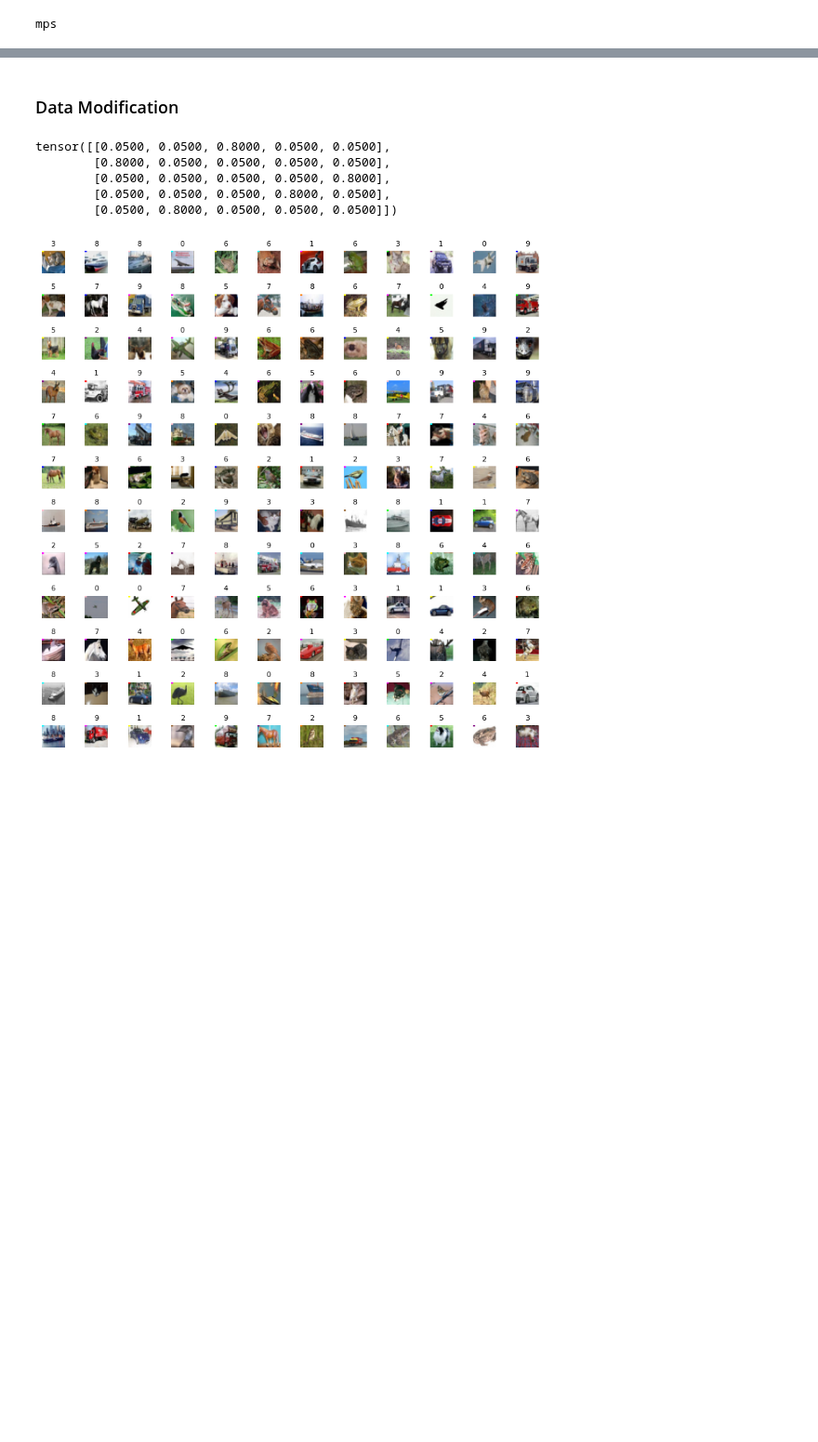
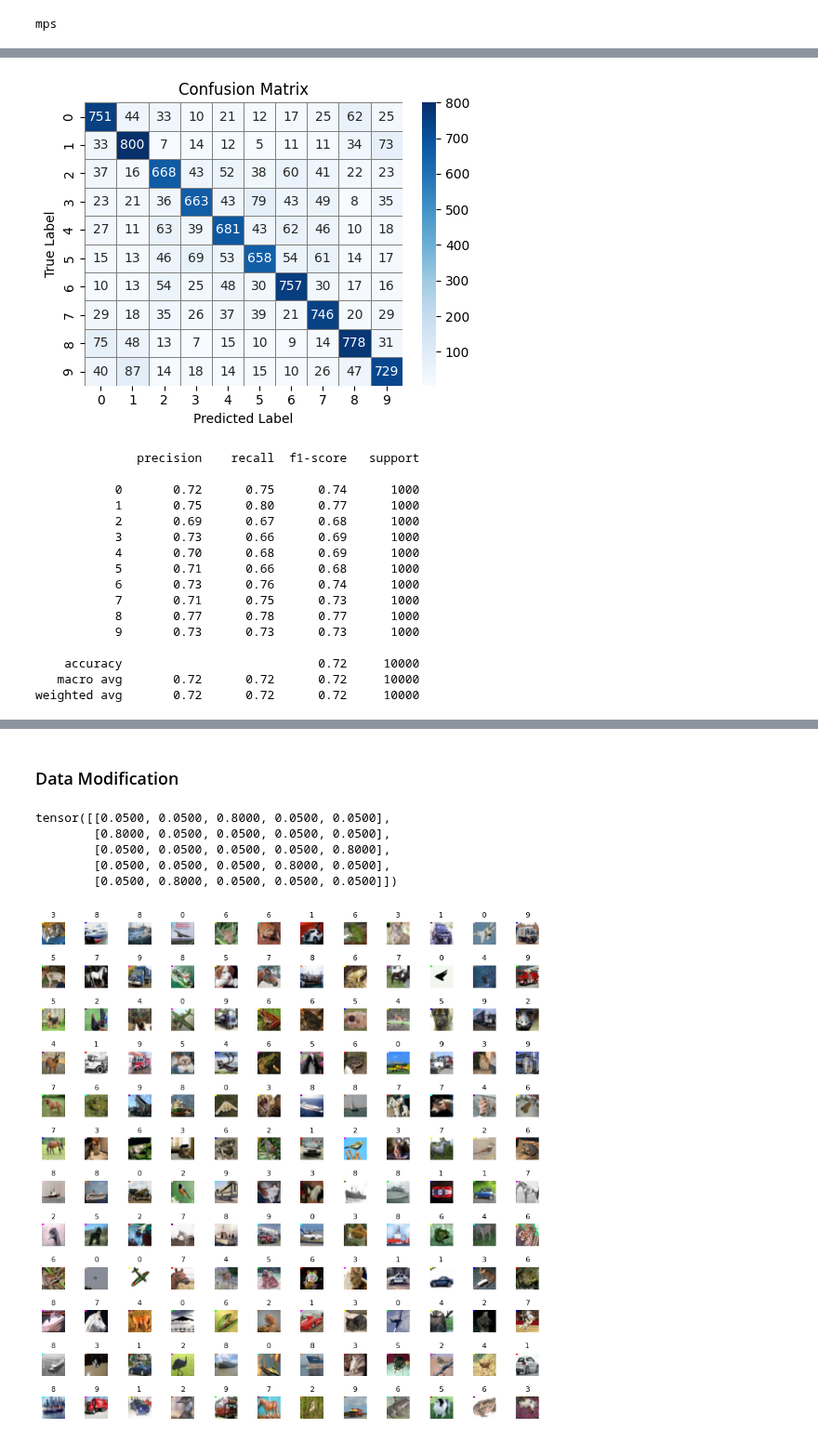
Before and after one commit to Vinschers/LAFTR, a Jupyter notebook: notebooks/LAFTR.ipynb, the cells around one changed output, grey strips where cells are left out. Shown at 93% size. Drawn from its saved outputs; the diff is of its cells as text; code cells hidden in the pictures; blank space fills up the shorter version.

```diff
--- a/notebooks/LAFTR.ipynb
+++ b/notebooks/LAFTR.ipynb
@@ -38,0 +91,31 @@ mps
+# %%
+learning_rate = 1e-3
+n_epochs = 10
+latent_dim = 24
+
+if dataset_name == "MNIST":
+    encoder = MLPEncoder(latent_dim).to(device)
+    #encoder = ConvEncoder(in_channels=1)
+elif dataset_name == "CIFAR10":
+    encoder = ConvEncoderCIFAR(latent_dim).to(device)
+
+classifier = Classifier(latent_dim, C=C).to(device)
+
+criterion = torch.nn.CrossEntropyLoss()
+optimizer = torch.optim.Adam(list(encoder.parameters()) + list(classifier.parameters()), lr=learning_rate)
+
+model = torch.nn.Sequential(encoder, classifier)
+# %%
+# training loop
+model.train()
+
+for epoch in range(n_epochs):
+    for images, _, labels in train_loader:
+        outputs = model(images)
+
+        optimizer.zero_grad()
+        loss = criterion(outputs, labels)
+        loss.backward()
+        optimizer.step()
+
+    print(f"Epoch {epoch+1} complete: Loss = {loss.item():.6f}")
@@ -38,0 +133,26 @@ mps
+# %%
+model_predictor = Predictor(model=model, N=K, device=device)
+
+x, a_true, y_true = test_set_same_bias.dataset
+y_pred = model_predictor.predict_class(x)
+
+model_predictor.plot_confusion_matrix(y_true, y_pred)
+model_predictor.print_classification_report(y_true, y_pred)
+# %% [output]
+[figure, added]
+              precision    recall  f1-score   support
+
+           0       0.72      0.75      0.74      1000
+           1       0.75      0.80      0.77      1000
+           2       0.69      0.67      0.68      1000
+           3       0.73      0.66      0.69      1000
+           4       0.70      0.68      0.69      1000
+           5       0.71      0.66      0.68      1000
+           6       0.73      0.76      0.74      1000
+           7       0.71      0.75      0.73      1000
+           8       0.77      0.78      0.77      1000
+           9       0.73      0.73      0.73      1000
+
+    accuracy                           0.72     10000
+   macro avg       0.72      0.72      0.72     10000
+weighted avg       0.72      0.72      0.72     10000
```
Also changed, not shown: parts of 28 cells of this notebook, 4 other files.
